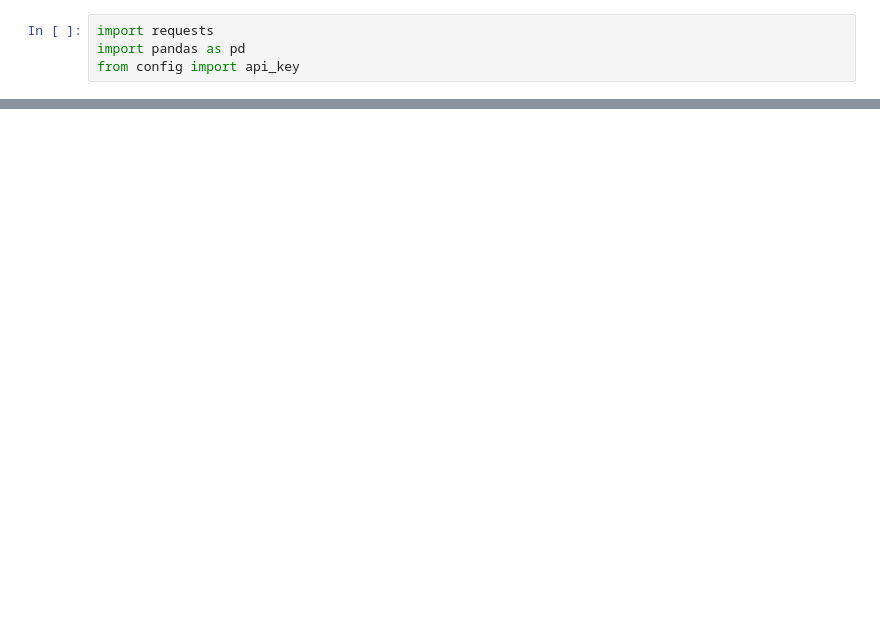
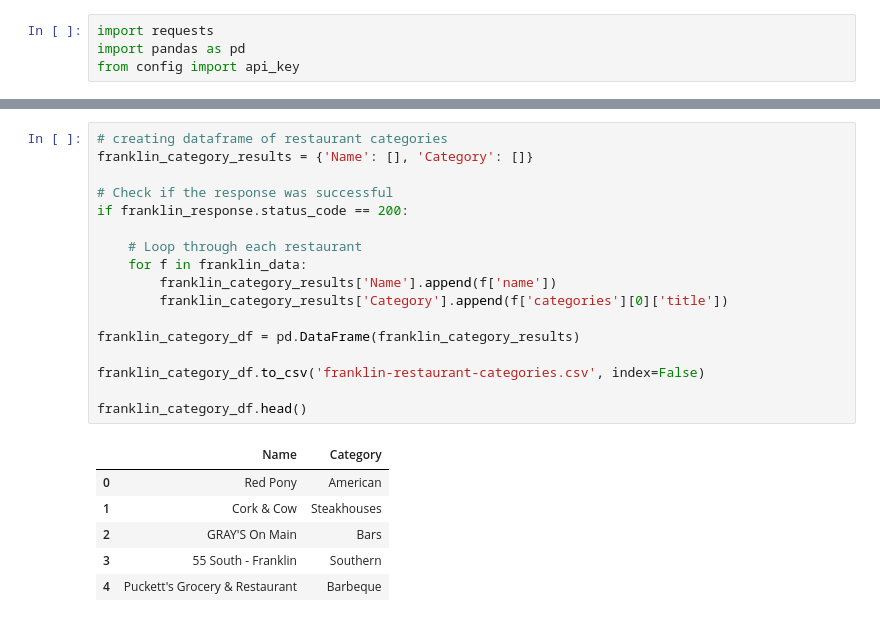
Before and after one commit to caelwillis/group-3-proj-3, a Jupyter notebook: yelp_api.ipynb, the cells around one changed output, grey strips where cells are left out. Drawn from its saved outputs; the diff is of its cells as text; blank space fills up the shorter version.

```diff
--- a/yelp_api.ipynb
+++ b/yelp_api.ipynb
@@ -131,0 +178,24 @@ data
+# %%
+# creating dataframe of restaurant categories
+franklin_category_results = {'Name': [], 'Category': []}
+
+# Check if the response was successful
+if franklin_response.status_code == 200:
+
+    # Loop through each restaurant
+    for f in franklin_data:
+        franklin_category_results['Name'].append(f['name'])
+        franklin_category_results['Category'].append(f['categories'][0]['title'])
+
+franklin_category_df = pd.DataFrame(franklin_category_results)
+
+franklin_category_df.to_csv('franklin-restaurant-categories.csv', index=False)
+
+franklin_category_df.head()
+# %% [output]
+|  | Name | Category |
+| 0 | Red Pony | American |
+| 1 | Cork & Cow | Steakhouses |
+| 2 | GRAY'S On Main | Bars |
+| 3 | 55 South - Franklin | Southern |
+| 4 | Puckett's Grocery & Restaurant | Barbeque |
```
Also changed, not shown: parts of 7 cells of this notebook, 6 other files.
